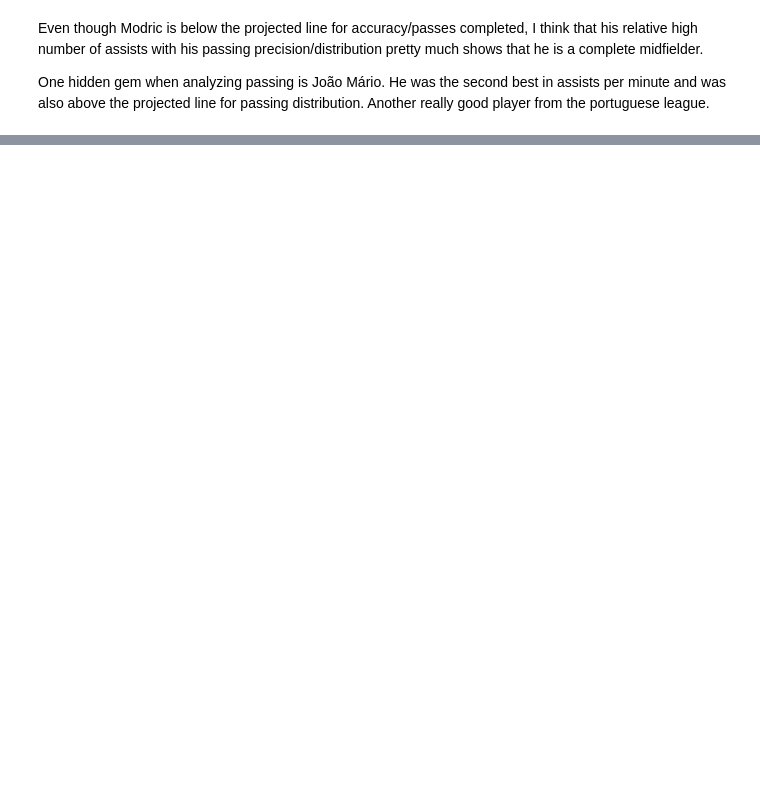
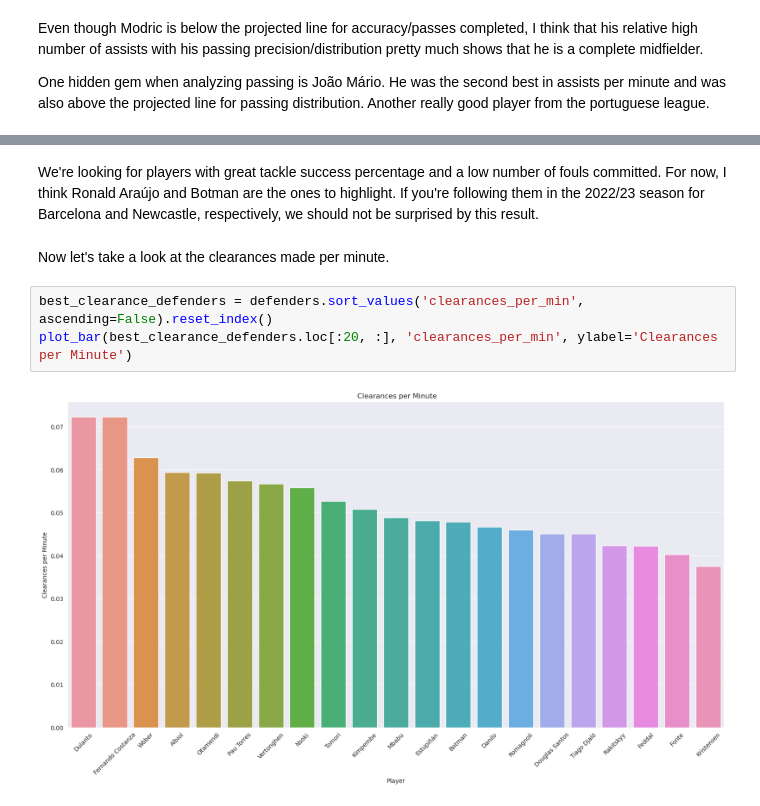
Before and after one commit to caiomelo22/20-21-Champions-League-Analysis, a Jupyter notebook: notebooke5ae0d8453.ipynb, the cells around one changed output, grey strips where cells are left out. Saved outputs shown, nothing was run; the diff lists cells and outputs as text; blank space fills up the shorter version.

```diff
--- a/notebooke5ae0d8453.ipynb
+++ b/notebooke5ae0d8453.ipynb
@@ -268,0 +318,9 @@ One hidden gem when analyzing passing is João Mário. He was the second best in
+# %% [markdown]
+We're looking for players with great tackle success percentage and a low number of fouls committed. For now, I think Ronald Araújo and Botman are the ones to highlight. If you're following them in the 2022/23 season for Barcelona and Newcastle, respectively, we should not be surprised by this result.
+# %% [markdown]
+Now let's take a look at the clearances made per minute.
+# %%
+best_clearance_defenders = defenders.sort_values('clearances_per_min', ascending=False).reset_index()
+plot_bar(best_clearance_defenders.loc[:20, :], 'clearances_per_min', ylabel='Clearances per Minute')
+# %% [output]
+[figure, added]
```
Also changed, not shown: parts of 12 cells of this notebook.
